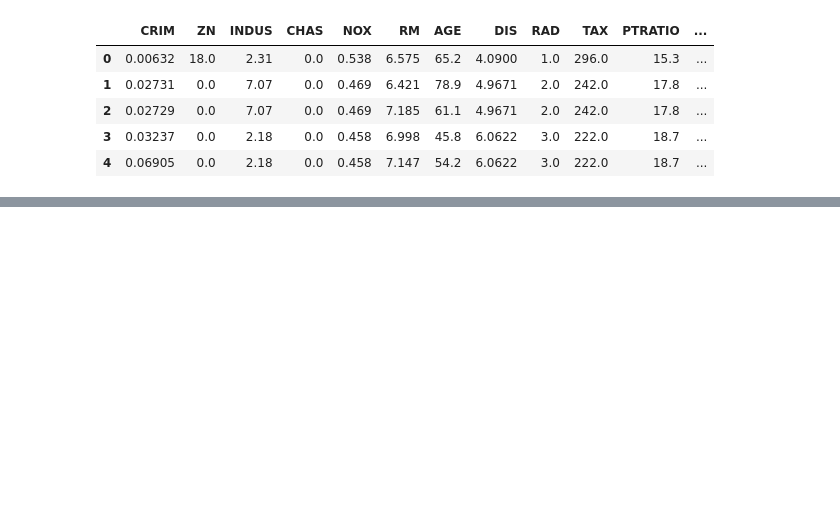
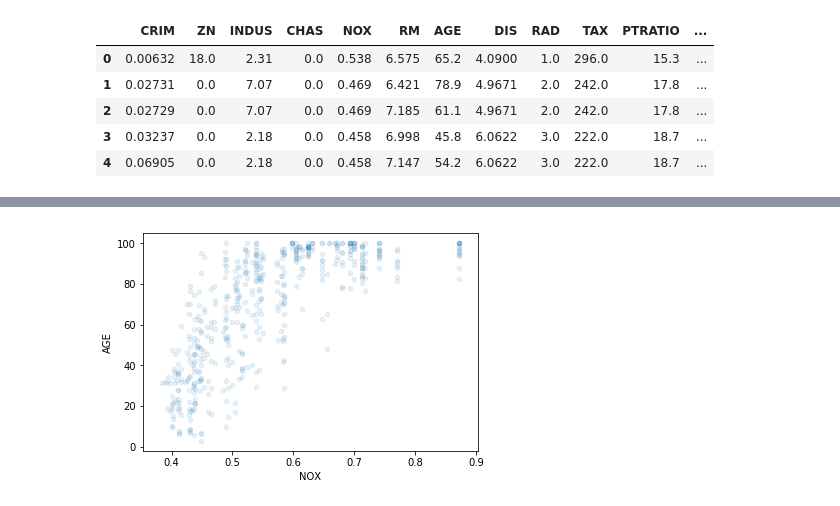
Before and after one commit to ianozsvald/beyond_correlation, a Jupyter notebook: example_boston_discover_feature_relationships.ipynb, the cells around one changed output, grey strips where cells are left out. Saved outputs shown, nothing was run; the diff lists cells and outputs as text; code cells hidden in the pictures; blank space fills up the shorter version.

```diff
--- a/example_boston_discover_feature_relationships.ipynb
+++ b/example_boston_discover_feature_relationships.ipynb
@@ -48,0 +97,5 @@ df_results.pivot(index='target', columns='feature', values='score').fillna(1) \
+# %%
+# NOX (pollution) predicts AGE of properties - lower pollution means more houses built after 1940 than before
+df.plot(kind="scatter", x="NOX", y="AGE", alpha=0.1);
+# %% [output]
+[figure, added]
```
Also changed, not shown: parts of 11 cells of this notebook, 3 other files.
